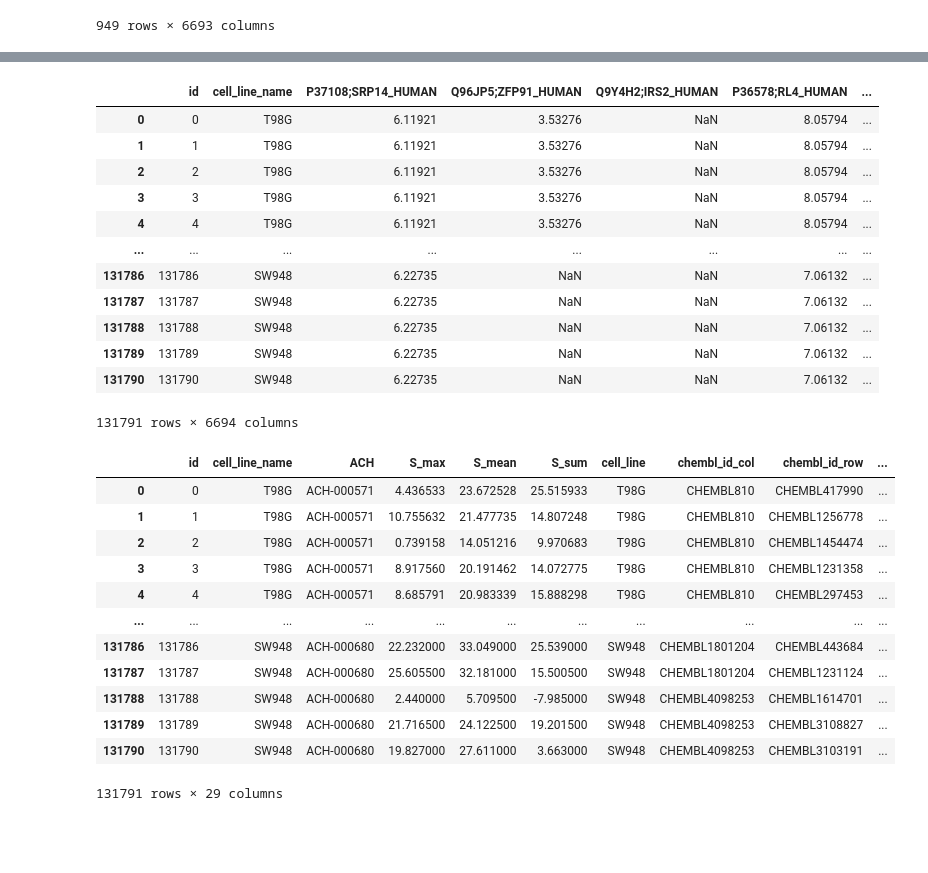
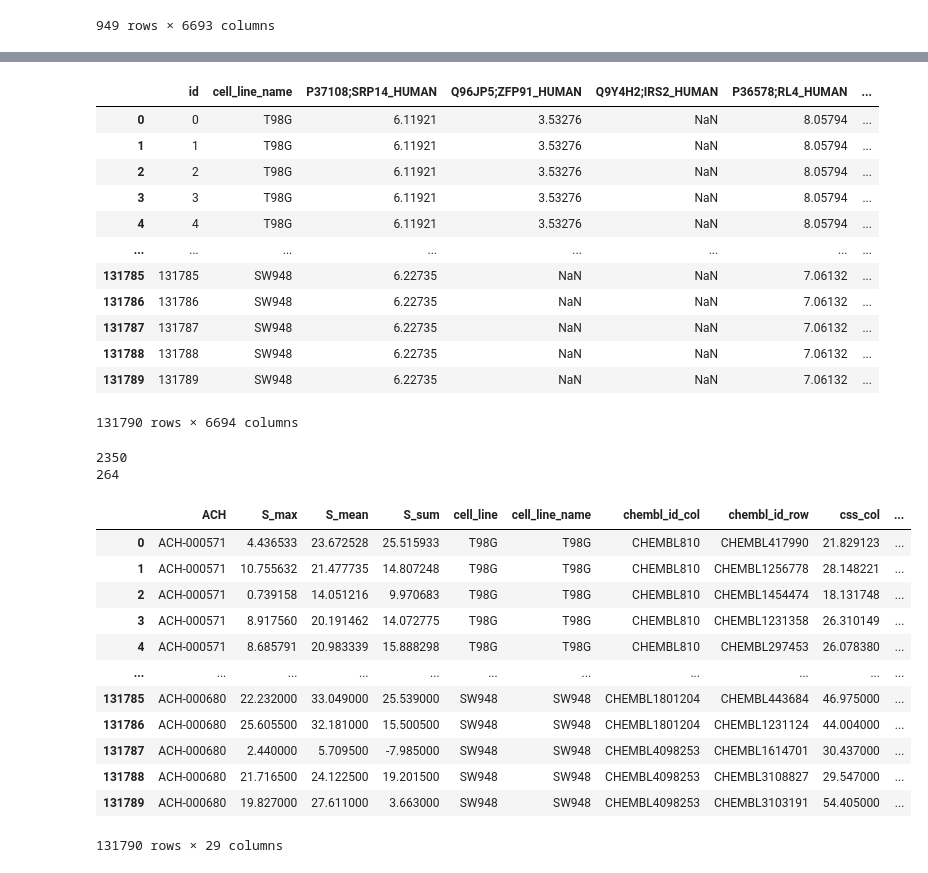
Before and after one commit to manbaritone/SynProtX, a Jupyter notebook: ipynb/04_drugcomb_gene_prot_clean.ipynb, the cells around one changed output, grey strips where cells are left out. Cells and saved outputs as stored; diff of their text form; code cells hidden in the pictures; blank space fills up the shorter version.

```diff
--- a/ipynb/04_drugcomb_gene_prot_clean.ipynb
+++ b/ipynb/04_drugcomb_gene_prot_clean.ipynb
@@ -205,9 +199,9 @@ expression_df
 | 1405 | ACH-000052 | 0.000000 | 0.176323 | 4.395063 | 4.336997 | 6.114992 | 4.996841 | 2.232661 | 0.201634 | 2.823749 | ... | ... |
 1406 rows × 715 columns
 # %%
-protein_map = pd.read_csv(f"{EXPORT_DATA_PATH}/protein_omics_data_cleaned.csv")
+protein_map = pd.read_csv(f"{EXPORT_DATA_PATH}/protein_omics_data_cleaned.csv", index_col = 0)
 protein_map = protein_map.rename({"Project_Identifier": "cell_line"}, axis=1)
-protein_col = np.array(protein_map.columns[1:])
+protein_col = protein_map.columns[1:].tolist()
 protein_map
 # %% [output]
 |  | cell_line | P37108;SRP14_HUMAN | Q96JP5;ZFP91_HUMAN | Q9Y4H2;IRS2_HUMAN | P36578;RL4_HUMAN | ... |
@@ -247,8 +226,8 @@ protein_col: ['P37108;SRP14_HUMAN' 'Q96JP5;ZFP91_HUMAN' 'Q9Y4H2;IRS2_HUMAN' ...
 # %%
 df = data_annotated.copy()
 data_merged = (
-    df.merge(expression_df, left_on="ACH_anno", right_on="ACH")
-    .merge(protein_map, left_on="cell_line_name", right_on="cell_line")
+    df.merge(expression_df["ACH"], left_on="ACH_anno", right_on="ACH")
+    .merge(protein_map["cell_line"], left_on="cell_line_name", right_on="cell_line")
     .reset_index()
     .rename({"index": "id"}, axis=1)
 )
@@ -270,8 +249,10 @@ data_merged
 # %%
-expression_col = np.append(["id", "cell_line_name"], expression_col)
-data_gene = data_merged[expression_col]
+data_gene = data_merged[["id", "cell_line_name", "ACH_anno"]].copy()
+data_gene = data_gene.merge(expression_df, left_on="ACH_anno", right_on="ACH")
+data_gene = data_gene[["id", "cell_line_name"] + expression_col]
+
 data_gene.to_pickle(f"{EXPORT_DATA_PATH}/data_preprocessing_gene.pkl")
 
-data_gene
+data_gene.tail(10)
 # %% [output]
 |  | id | cell_line_name | A1CF | ABI1 | ABL1 | ABL2 | ACKR3 | ACSL3 | ACSL6 | ACVR1 | ... |
@@ -303,8 +283,9 @@ ZNRF3                 26
 ZRSR2                 17
 Length: 716, dtype: int64
 # %%
-protein_col = np.append(["id", "cell_line_name"], protein_col)
-data_protein = data_merged[protein_col]
+data_protein = data_merged[["id", "cell_line_name"]].copy()
+data_protein = data_protein.merge(protein_map, left_on="cell_line_name", right_on="cell_line")
+data_protein = data_protein[["id", "cell_line_name"] + protein_col]
 data_protein.to_pickle(f"{EXPORT_DATA_PATH}/data_preprocessing_protein.pkl")
 data_protein
 # %% [output]
@@ -315,32 +296,39 @@ data_protein
 | 3 | 3 | T98G | 6.11921 | 3.53276 | NaN | 8.05794 | ... |
 | 4 | 4 | T98G | 6.11921 | 3.53276 | NaN | 8.05794 | ... |
 | ... | ... | ... | ... | ... | ... | ... | ... |
+| 131785 | 131785 | SW948 | 6.22735 | NaN | NaN | 7.06132 | ... |
 | 131786 | 131786 | SW948 | 6.22735 | NaN | NaN | 7.06132 | ... |
 | 131787 | 131787 | SW948 | 6.22735 | NaN | NaN | 7.06132 | ... |
 | 131788 | 131788 | SW948 | 6.22735 | NaN | NaN | 7.06132 | ... |
 | 131789 | 131789 | SW948 | 6.22735 | NaN | NaN | 7.06132 | ... |
-| 131790 | 131790 | SW948 | 6.22735 | NaN | NaN | 7.06132 | ... |
-131791 rows × 6694 columns
+131790 rows × 6694 columns
 # %%
 drugcomb_col = np.array(data_merged.columns)
 drugcomb_col = np.setdiff1d(drugcomb_col, protein_col)
 drugcomb_col = np.setdiff1d(drugcomb_col, expression_col)
 drugcomb_col = np.setdiff1d(drugcomb_col, ["ACH_anno"])
-drugcomb_col = np.append(["id", "cell_line_name"], drugcomb_col)
 data_drugcomb = data_merged[drugcomb_col]
+smiles_series = pd.Series(pd.concat([data_drugcomb["molecule_structures_row"], data_drugcomb["molecule_structures_col"]]).unique())
+smiles_norm_map = dict(zip(smiles_series.tolist(), smiles_series.apply(lambda x: Chem.MolToSmiles(Chem.MolFromSmiles(x))).tolist()))
+print(data_drugcomb["molecule_structures_row"].nunique())
+print(data_drugcomb["molecule_structures_col"].nunique())
+data_drugcomb["molecule_structures_row"] = data_drugcomb["molecule_structures_row"].map(smiles_norm_map)
+data_drugcomb["molecule_structures_col"] = data_drugcomb["molecule_structures_col"].map(smiles_norm_map)
 data_drugcomb.to_pickle(f"{EXPORT_DATA_PATH}/data_drugcomb.pkl")
 data_drugcomb
 # %% [output]
+2350
+264
-|  | id | cell_line_name | ACH | S_max | S_mean | S_sum | cell_line | chembl_id_col | chembl_id_row | ... |
-| 0 | 0 | T98G | ACH-000571 | 4.436533 | 23.672528 | 25.515933 | T98G | CHEMBL810 | CHEMBL417990 | ... |
-| 1 | 1 | T98G | ACH-000571 | 10.755632 | 21.477735 | 14.807248 | T98G | CHEMBL810 | CHEMBL1256778 | ... |
-| 2 | 2 | T98G | ACH-000571 | 0.739158 | 14.051216 | 9.970683 | T98G | CHEMBL810 | CHEMBL1454474 | ... |
-| 3 | 3 | T98G | ACH-000571 | 8.917560 | 20.191462 | 14.072775 | T98G | CHEMBL810 | CHEMBL1231358 | ... |
-| 4 | 4 | T98G | ACH-000571 | 8.685791 | 20.983339 | 15.888298 | T98G | CHEMBL810 | CHEMBL297453 | ... |
+|  | ACH | S_max | S_mean | S_sum | cell_line | cell_line_name | chembl_id_col | chembl_id_row | css_col | ... |
+| 0 | ACH-000571 | 4.436533 | 23.672528 | 25.515933 | T98G | T98G | CHEMBL810 | CHEMBL417990 | 21.829123 | ... |
+| 1 | ACH-000571 | 10.755632 | 21.477735 | 14.807248 | T98G | T98G | CHEMBL810 | CHEMBL1256778 | 28.148221 | ... |
+| 2 | ACH-000571 | 0.739158 | 14.051216 | 9.970683 | T98G | T98G | CHEMBL810 | CHEMBL1454474 | 18.131748 | ... |
+| 3 | ACH-000571 | 8.917560 | 20.191462 | 14.072775 | T98G | T98G | CHEMBL810 | CHEMBL1231358 | 26.310149 | ... |
+| 4 | ACH-000571 | 8.685791 | 20.983339 | 15.888298 | T98G | T98G | CHEMBL810 | CHEMBL297453 | 26.078380 | ... |
 | ... | ... | ... | ... | ... | ... | ... | ... | ... | ... | ... |
-| 131786 | 131786 | SW948 | ACH-000680 | 22.232000 | 33.049000 | 25.539000 | SW948 | CHEMBL1801204 | CHEMBL443684 | ... |
-| 131787 | 131787 | SW948 | ACH-000680 | 25.605500 | 32.181000 | 15.500500 | SW948 | CHEMBL1801204 | CHEMBL1231124 | ... |
-| 131788 | 131788 | SW948 | ACH-000680 | 2.440000 | 5.709500 | -7.985000 | SW948 | CHEMBL4098253 | CHEMBL1614701 | ... |
-| 131789 | 131789 | SW948 | ACH-000680 | 21.716500 | 24.122500 | 19.201500 | SW948 | CHEMBL4098253 | CHEMBL3108827 | ... |
-| 131790 | 131790 | SW948 | ACH-000680 | 19.827000 | 27.611000 | 3.663000 | SW948 | CHEMBL4098253 | CHEMBL3103191 | ... |
+| 131785 | ACH-000680 | 22.232000 | 33.049000 | 25.539000 | SW948 | SW948 | CHEMBL1801204 | CHEMBL443684 | 46.975000 | ... |
+| 131786 | ACH-000680 | 25.605500 | 32.181000 | 15.500500 | SW948 | SW948 | CHEMBL1801204 | CHEMBL1231124 | 44.004000 | ... |
+| 131787 | ACH-000680 | 2.440000 | 5.709500 | -7.985000 | SW948 | SW948 | CHEMBL4098253 | CHEMBL1614701 | 30.437000 | ... |
+| 131788 | ACH-000680 | 21.716500 | 24.122500 | 19.201500 | SW948 | SW948 | CHEMBL4098253 | CHEMBL3108827 | 29.547000 | ... |
+| 131789 | ACH-000680 | 19.827000 | 27.611000 | 3.663000 | SW948 | SW948 | CHEMBL4098253 | CHEMBL3103191 | 54.405000 | ... |
-131791 rows × 29 columns
+131790 rows × 29 columns
```
Also changed, not shown: parts of 12 cells of this notebook, 14 other files.
